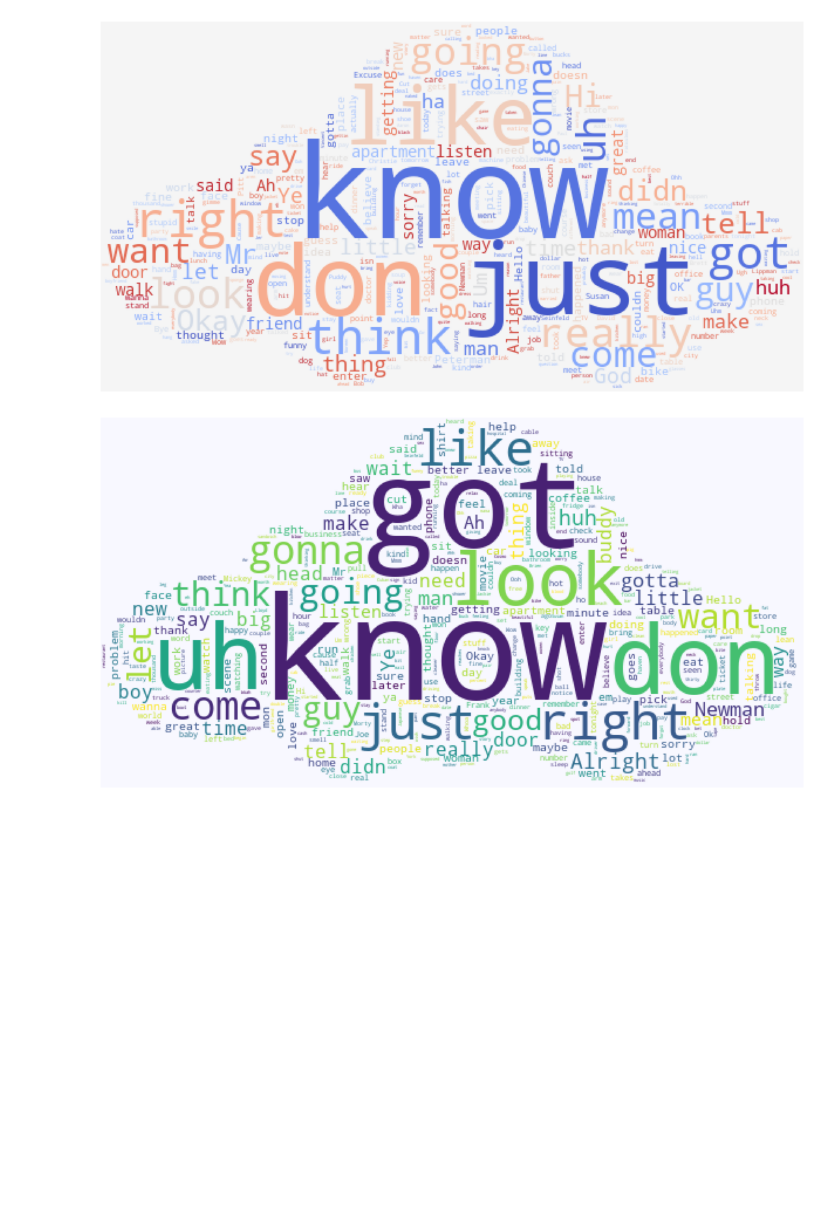
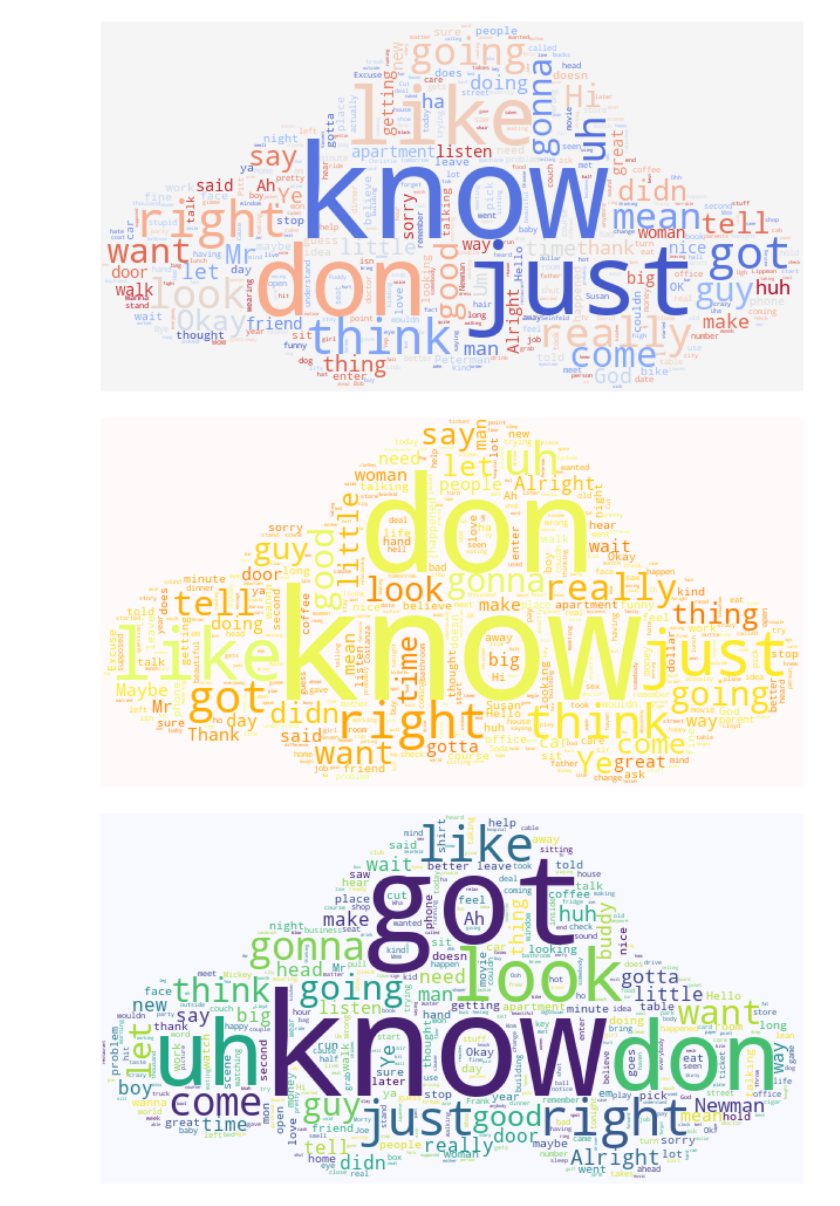
Before and after one commit to cloudmcloudyo/capstone, a Jupyter notebook: codes/2_data_cleaning_EDA.ipynb, the cells around one changed output. Cells and saved outputs as stored; diff of their text form; code cells hidden in the pictures; blank space fills up the shorter version.

```diff
--- a/codes/2_data_cleaning_EDA.ipynb
+++ b/codes/2_data_cleaning_EDA.ipynb
@@ -1273,18 +1249,20 @@ plot_cloud(wordcloud_elaine, 'elaine')
 # %%
 george_text = combine_lines(george, 'line_no_par')
 
 wordcloud_george = WordCloud(width=2000,
                       height=1600,
                       random_state=42,
                       max_words=1000,
                       regexp=r'\b\w\w+\b',
                       background_color='snow',
                       colormap='Wistia',
                       collocations=False,
-                      stopwords = stop_words,
+                      stopwords = stop_words_uni,
                       mask=mask).generate(george_text)
 
 plot_cloud(wordcloud_george, 'george')
+# %% [output]
+[figure, added]
 # %%
 kramer_text = combine_lines(kramer, 'line_no_par')
 
```
Also changed, not shown: parts of 4 cells of this notebook.
